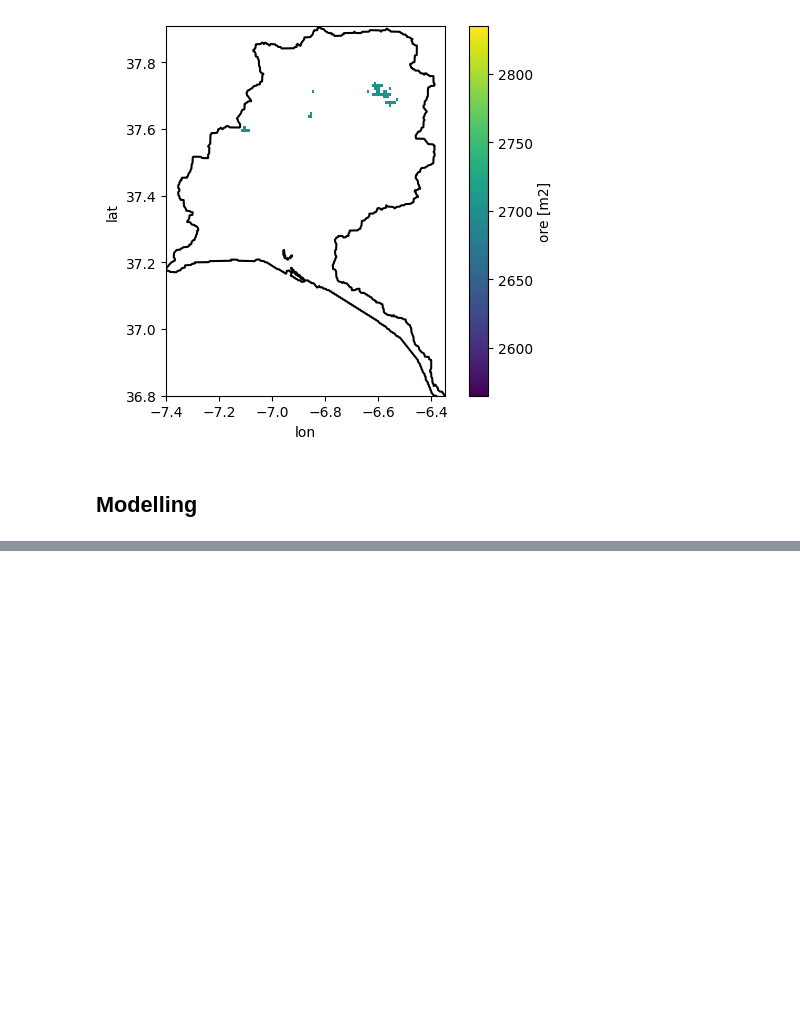
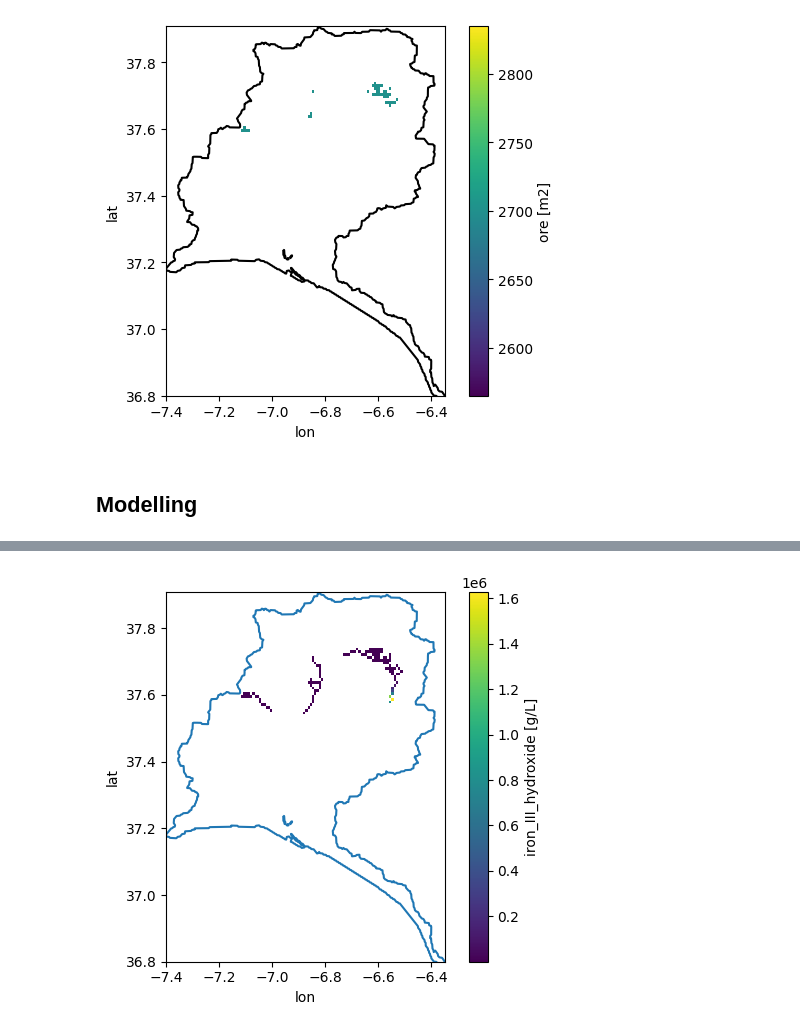
Before and after one commit to lgroenhart/AMDFLOW, a Jupyter notebook: case_study_I.ipynb, the cells around one changed output, grey strips where cells are left out. Cells and saved outputs as stored; diff of their text form; code cells hidden in the pictures; blank space fills up the shorter version.

```diff
--- a/case_study_I.ipynb
+++ b/case_study_I.ipynb
@@ -238,0 +225,8 @@ aoi.boundary.plot(ax = ax)
+# %%
+fig, ax = plt.subplots()
+plot = model.dataset["iron_III_hydroxide"].where(model.dataset["iron_III_hydroxide"] > 0)
+plot[11].plot(ax = ax)
+aoi.boundary.plot(ax = ax)
+plt.title("");
+# %% [output]
+[figure, added]
```
Also changed, not shown: parts of 5 cells of this notebook, 2 other files.
